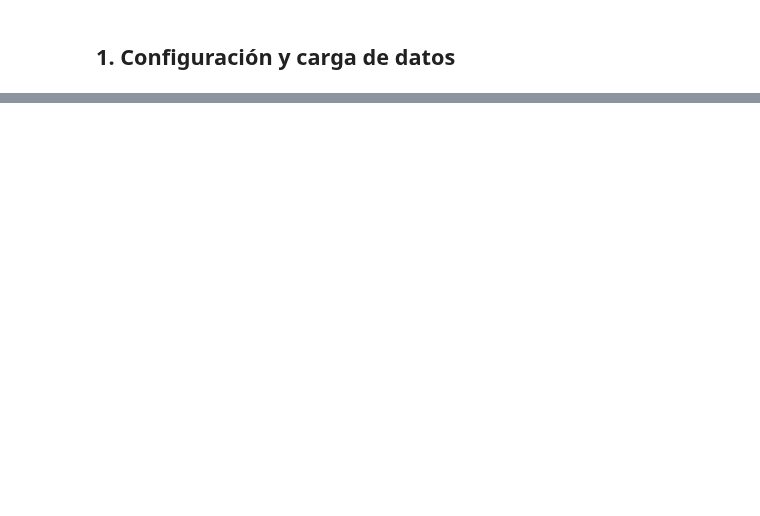
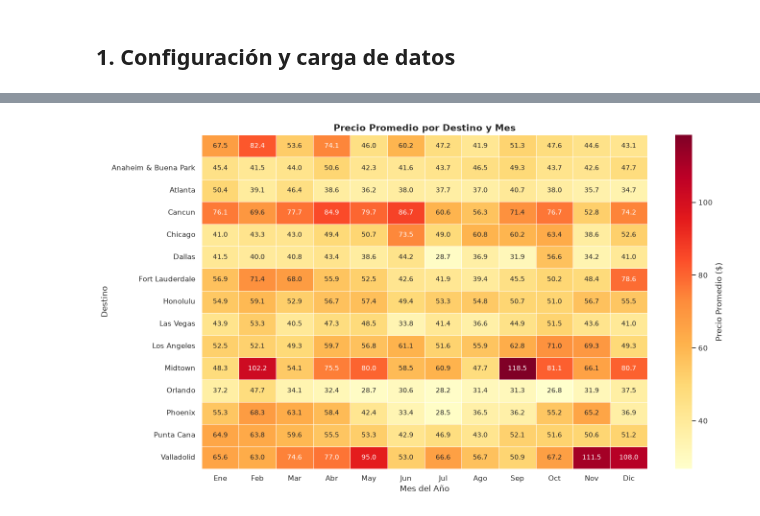
Before and after one commit to frangcisneros/mentoria-id90, a Jupyter notebook: TP1/TP1_exploracion_mercado.ipynb, the cells around one changed output, grey strips where cells are left out. Cells and saved outputs as stored; diff of their text form; code cells hidden in the pictures; blank space fills up the shorter version.

```diff
--- a/TP1/TP1_exploracion_mercado.ipynb
+++ b/TP1/TP1_exploracion_mercado.ipynb
@@ -499,0 +466,18 @@ Sí, la mayoría de los patrones presentan alta estabilidad interanual:
+# %%
+# Heatmap destino x mes (Top 15 destinos)
+top_15_dests = df.groupby('destination_name').size().nlargest(15).index
+df_top15 = df[df['destination_name'].isin(top_15_dests)]
+
+pivot_mes = df_top15.pivot_table(index='destination_name', columns='month', values='price_std', aggfunc='mean')
+pivot_mes.columns = ['Ene', 'Feb', 'Mar', 'Abr', 'May', 'Jun', 'Jul', 'Ago', 'Sep', 'Oct', 'Nov', 'Dic']
+
+fig, ax = plt.subplots(figsize=(14, 8))
+sns.heatmap(pivot_mes, annot=True, fmt='.1f', cmap='YlOrRd', ax=ax, linewidths=0.5, cbar_kws={'label': 'Precio Promedio ($)'})
+ax.set_title('Precio Promedio por Destino y Mes', fontsize=14, fontweight='bold')
+ax.set_xlabel('Mes del Año')
+ax.set_ylabel('Destino')
+
+plt.tight_layout()
+plt.show()
+# %% [output]
+[figure, added]
```
Also changed, not shown: parts of 86 cells of this notebook, 23 other files.
